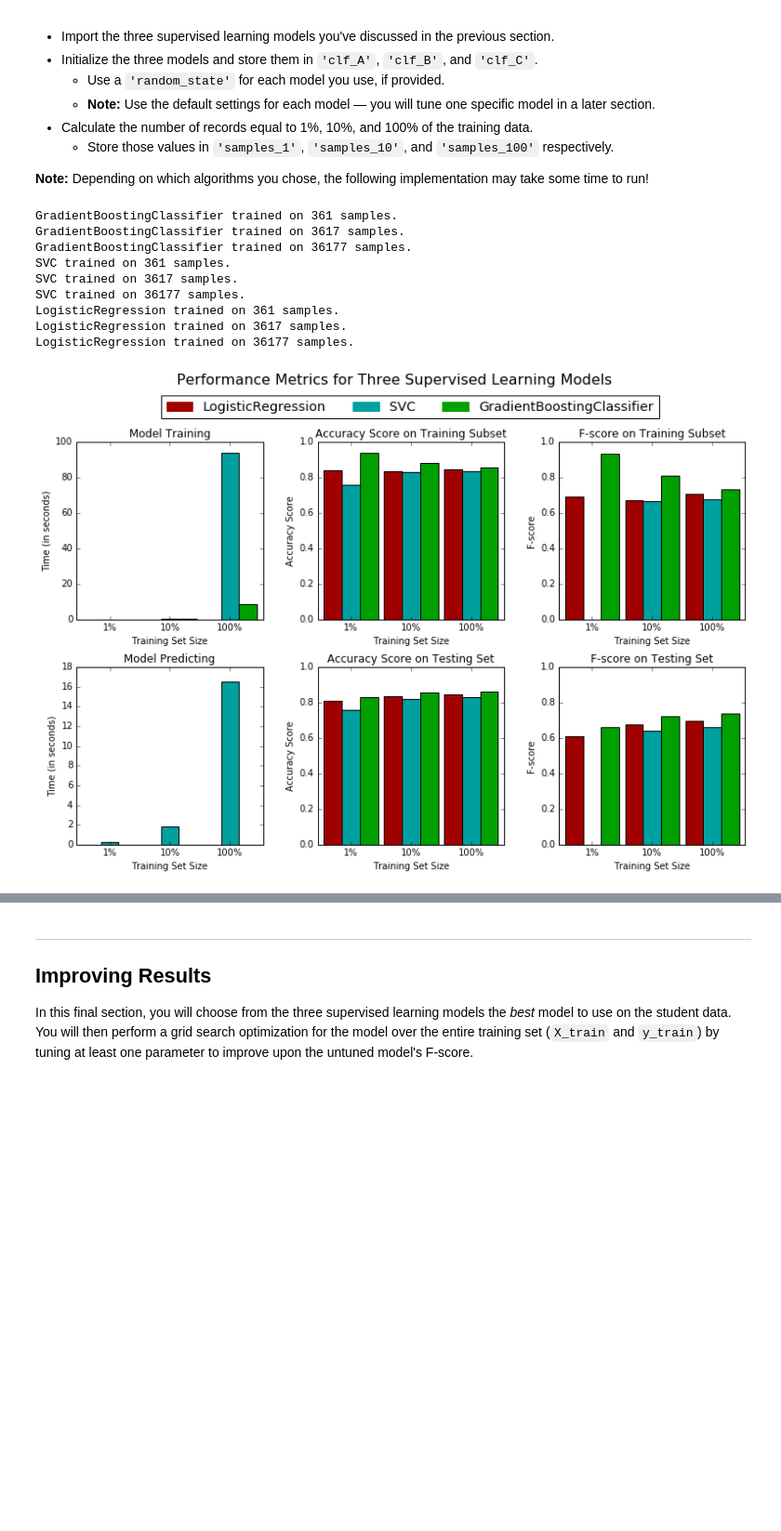
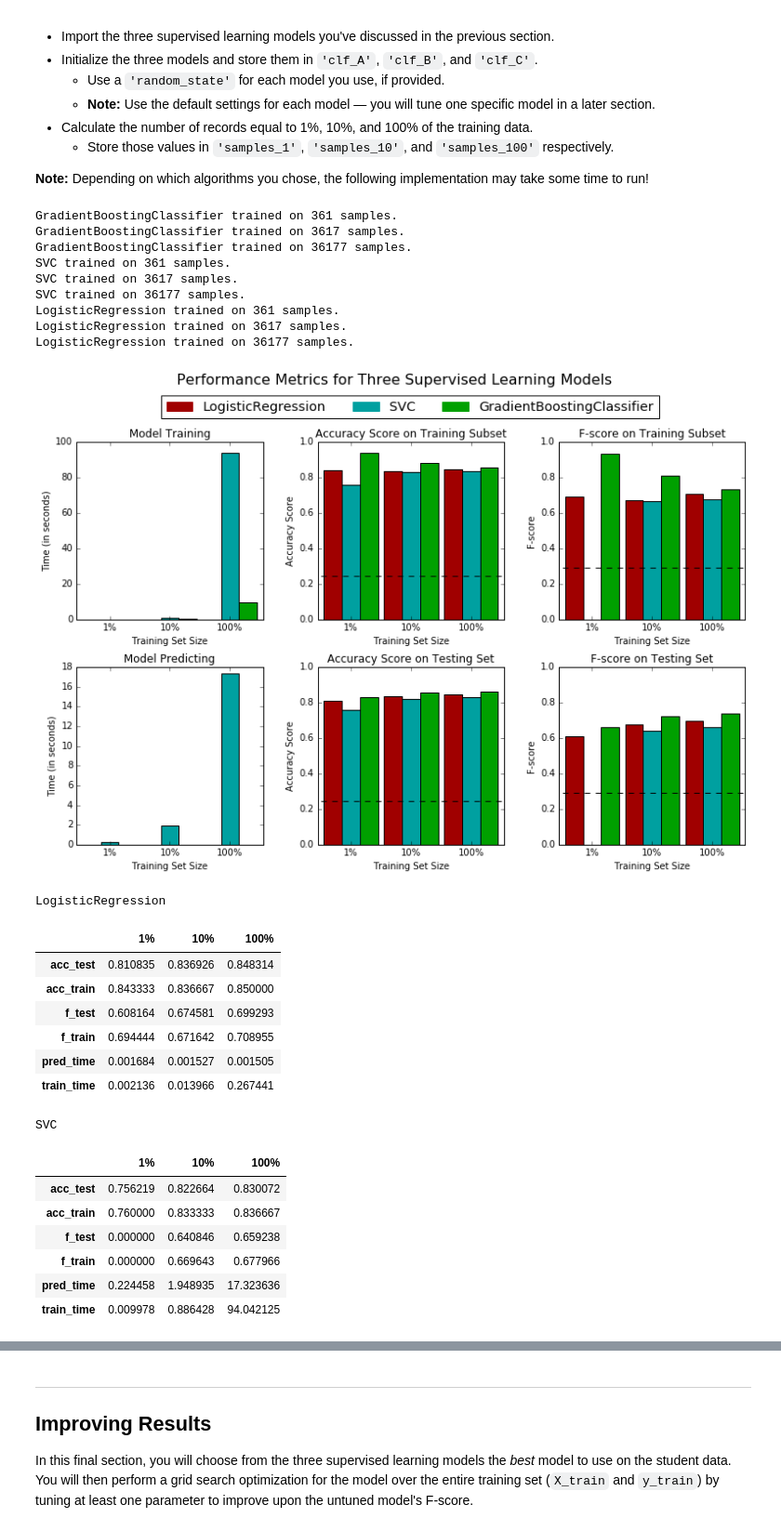
Before and after one commit to kakakazuma/machine-learning, a Jupyter notebook: projects/finding_donors/finding_donors.ipynb, the cells around one changed output, grey strips where cells are left out. Shown at 93% size. Cells and saved outputs as stored; diff of their text form; code cells hidden in the pictures; blank space fills up the shorter version.

```diff
--- a/projects/finding_donors/finding_donors.ipynb
+++ b/projects/finding_donors/finding_donors.ipynb
@@ -137,11 +137,13 @@ Additionally, as with the non-numeric features, we need to convert the non-numer
  - Convert the target label `'income_raw'` to numerical entries.
    - Set records with "<=50K" to `0` and records with ">50K" to `1`.
 # %%
+from sklearn.preprocessing import LabelEncoder
+le = LabelEncoder()
 # TODO: One-hot encode the 'features_raw' data using pandas.get_dummies()
 features = pd.get_dummies(features_raw)
 
 # TODO: Encode the 'income_raw' data to numerical values
-income = pd.get_dummies(income_raw, drop_first=True)
+income = le.fit_transform(income_raw)
 
 # Print the number of features after one-hot encoding
 encoded = list(features.columns)
@@ -149,7 +151,7 @@ print "{} total features after one-hot encoding.".format(len(encoded))
 
 # Uncomment the following line to see the encoded feature names
 print encoded
-display(income.head(n = 10))
+display(income)
 # %% [output]
 103 total features after one-hot encoding.
 ['age', 'education-num', 'capital-gain', 'capital-loss', 'hours-per-week', 'workclass_ Federal-gov', 'workclass_ Local-gov', 'workclass_ Private', 'workclass_ Self-emp-inc', 'workclass_ Self-emp-not-i ...
@@ -200,15 +192,16 @@ Looking at the distribution of classes (those who make at most \$50,000, and tho
 *If we chose a model that always predicted an individual made more than \$50,000, what would that model's accuracy and F-score be on this dataset?*
 **Note:** You must use the code cell below and assign your results to `'accuracy'` and `'fscore'` to be used later.
 # %%
+# TODO: Calculate accuracy
+accuracy = greater_percent / 100
+
 # Calculate precision and recall if we always predict an individual as >50K
-naive_precision = greater_percent
+naive_precision = accuracy
 naive_recall = 1.0
 
-# TODO: Calculate accuracy
-accuracy = naive_precision / 100
-
 # TODO: Calculate F-score using the formula above for beta = 0.5
-fscore = (1 + 0.5 * 0.5) * (naive_precision * naive_recall) / ((0.5 * 0.5 * naive_precision + naive_recall) * 100)
+beta = 0.5
+fscore = (1 + beta**2) * naive_precision * naive_recall / (beta**2 * naive_precision + naive_recall)
 
 # Print the results
 print "Naive Predictor: [Accuracy score: {:.4f}, F-score: {:.4f}]".format(accuracy, fscore)
@@ -285,7 +278,7 @@ def train_predict(learner, sample_size, X_train, y_train, X_test, y_test):
 
     # TODO: Fit the learner to the training data using slicing with 'sample_size'
     start = time() # Get start time
-    learner = learner.fit(X_train[:sample_size], y_train[:sample_size].values.ravel())
+    learner = learner.fit(X_train[:sample_size], y_train[:sample_size])
     end = time() # Get end time
 
     # TODO: Calculate the training time
@@ -341,31 +334,52 @@ clf_A = GradientBoostingClassifier(random_state = random_state)
 clf_B = svm.SVC(random_state = random_state)
 clf_C = LogisticRegression(random_state = random_state)
 
 # TODO: Calculate the number of samples for 1%, 10%, and 100% of the training data
 sample_all = X_train.shape[0]
 samples_1 = sample_all / 100
 samples_10 = sample_all * 10 / 100
 samples_100 = sample_all
 
 # Collect results on the learners
 results = {}
 for clf in [clf_A, clf_B, clf_C]:
     clf_name = clf.__class__.__name__
     results[clf_name] = {}
     for i, samples in enumerate([samples_1, samples_10, samples_100]):
         results[clf_name][i] = \
         train_predict(clf, samples, X_train, y_train, X_test, y_test)
 
 # Run metrics visualization for the three supervised learning models chosen
 vs.evaluate(results, accuracy, fscore)
+
+#Show results
+for i in results.items():
+    print i[0]
+    display(pd.DataFrame(i[1]).rename(columns={0:'1%', 1:'10%', 2:'100%'}))
 # %% [output]
 GradientBoostingClassifier trained on 361 samples.
 GradientBoostingClassifier trained on 3617 samples.
 GradientBoostingClassifier trained on 36177 samples.
 SVC trained on 361 samples.
 SVC trained on 3617 samples.
 SVC trained on 36177 samples.
 LogisticRegression trained on 361 samples.
 LogisticRegression trained on 3617 samples.
 LogisticRegression trained on 36177 samples.
-[figure, old version]
+[figure, new version]
+LogisticRegression
+|  | 1% | 10% | 100% |
+| acc_test | 0.810835 | 0.836926 | 0.848314 |
+| acc_train | 0.843333 | 0.836667 | 0.850000 |
+| f_test | 0.608164 | 0.674581 | 0.699293 |
+| f_train | 0.694444 | 0.671642 | 0.708955 |
+| pred_time | 0.001684 | 0.001527 | 0.001505 |
+| train_time | 0.002136 | 0.013966 | 0.267441 |
+SVC
+|  | 1% | 10% | 100% |
+| acc_test | 0.756219 | 0.822664 | 0.830072 |
+| acc_train | 0.760000 | 0.833333 | 0.836667 |
+| f_test | 0.000000 | 0.640846 | 0.659238 |
+| f_train | 0.000000 | 0.669643 | 0.677966 |
+| pred_time | 0.224458 | 1.948935 | 17.323636 |
+| train_time | 0.009978 | 0.886428 | 94.042125 |
```
Also changed, not shown: parts of 11 cells of this notebook, 1 other file.
